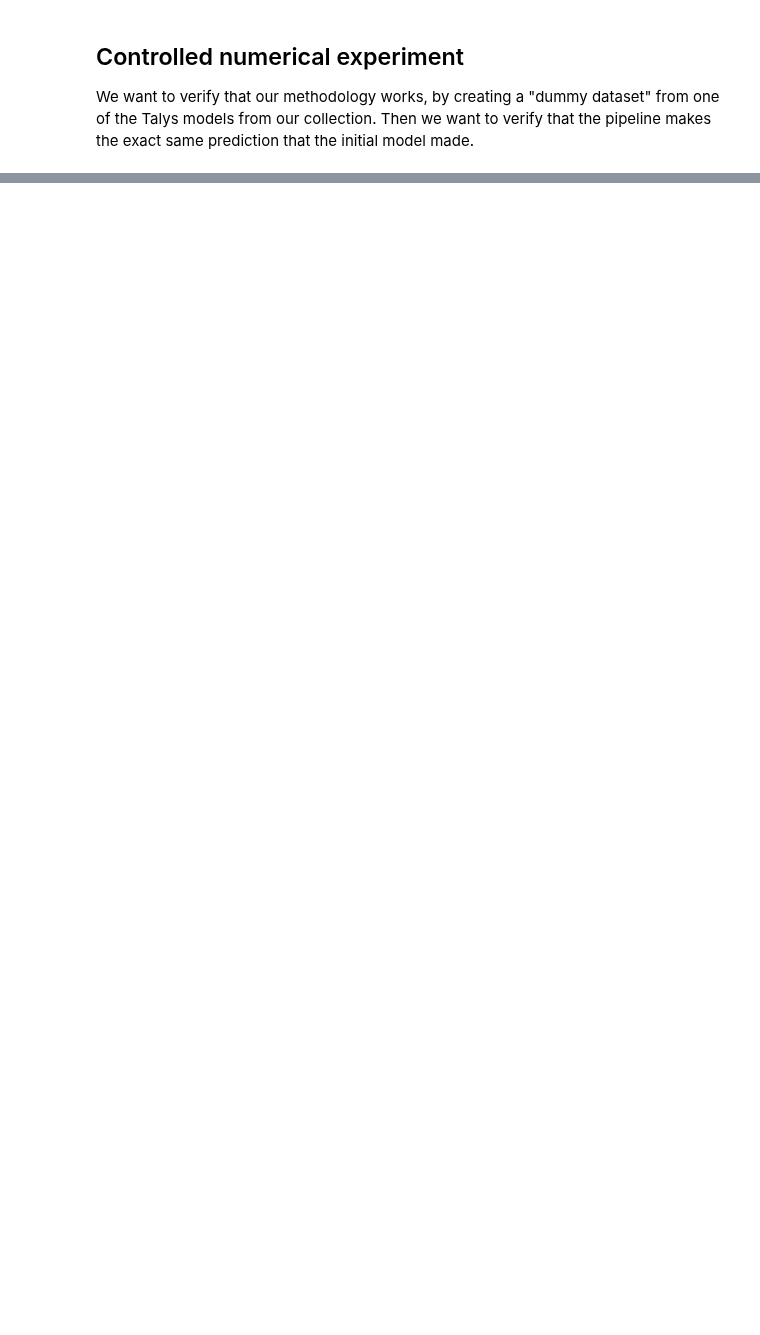
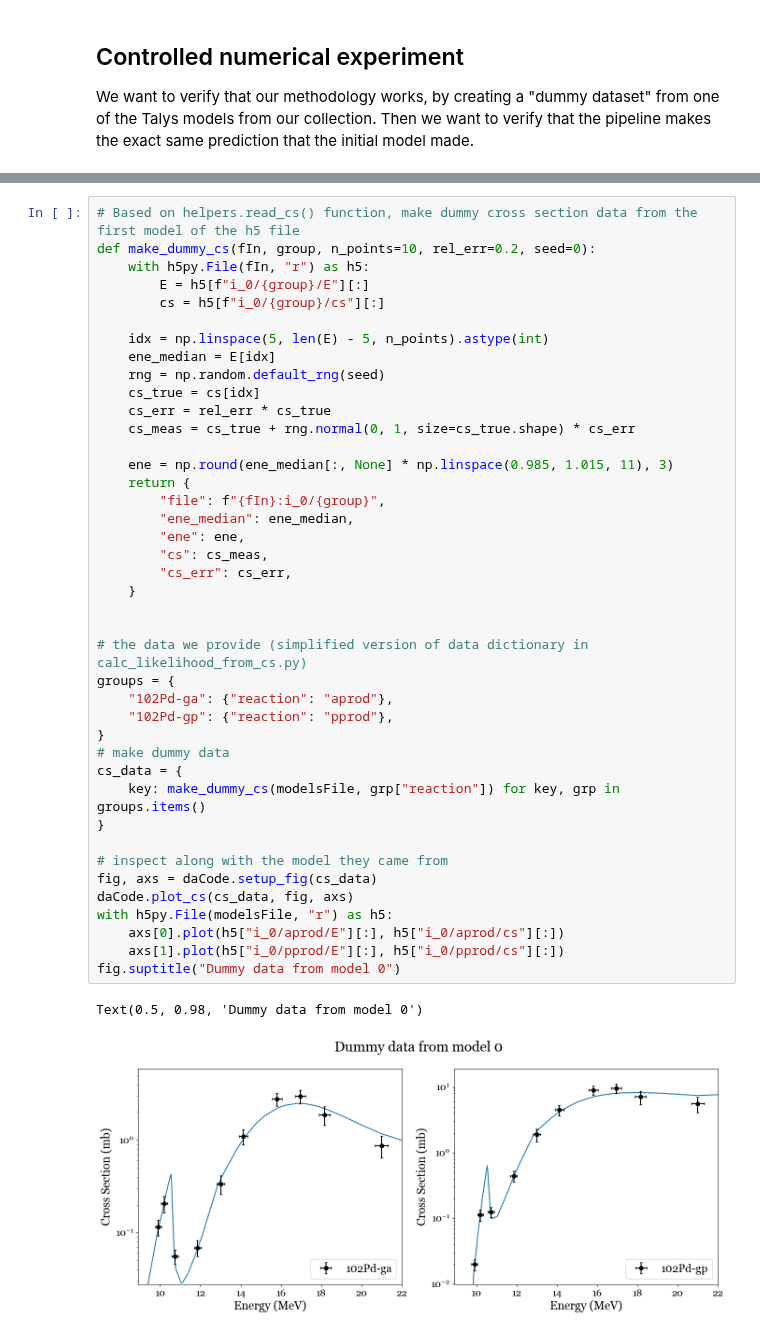
Before and after one commit to atsantiri/cs_impact_PPN, a Jupyter notebook: controlled_test.ipynb, the cells around one changed output, grey strips where cells are left out. Drawn from its saved outputs; the diff is of its cells as text; blank space fills up the shorter version.

```diff
--- a/controlled_test.ipynb
+++ b/controlled_test.ipynb
@@ -33,0 +38,44 @@ Created ./Input/102pd_talys_models.h5 with 100 models.
+# %%
+# Based on helpers.read_cs() function, make dummy cross section data from the first model of the h5 file
+def make_dummy_cs(fIn, group, n_points=10, rel_err=0.2, seed=0):
+    with h5py.File(fIn, "r") as h5:
+        E = h5[f"i_0/{group}/E"][:]
+        cs = h5[f"i_0/{group}/cs"][:]
+
+    idx = np.linspace(5, len(E) - 5, n_points).astype(int)
+    ene_median = E[idx]
+    rng = np.random.default_rng(seed)
+    cs_true = cs[idx]
+    cs_err = rel_err * cs_true
+    cs_meas = cs_true + rng.normal(0, 1, size=cs_true.shape) * cs_err
+
+    ene = np.round(ene_median[:, None] * np.linspace(0.985, 1.015, 11), 3)
+    return {
+        "file": f"{fIn}:i_0/{group}",
+        "ene_median": ene_median,
+        "ene": ene,
+        "cs": cs_meas,
+        "cs_err": cs_err,
+    }
+
+
+# the data we provide (simplified version of data dictionary in calc_likelihood_from_cs.py)
+groups = {
+    "102Pd-ga": {"reaction": "aprod"},
+    "102Pd-gp": {"reaction": "pprod"},
+}
+# make dummy data
+cs_data = {
+    key: make_dummy_cs(modelsFile, grp["reaction"]) for key, grp in groups.items()
+}
+
+# inspect along with the model they came from
+fig, axs = daCode.setup_fig(cs_data)
+daCode.plot_cs(cs_data, fig, axs)
+with h5py.File(modelsFile, "r") as h5:
+    axs[0].plot(h5["i_0/aprod/E"][:], h5["i_0/aprod/cs"][:])
+    axs[1].plot(h5["i_0/pprod/E"][:], h5["i_0/pprod/cs"][:])
+fig.suptitle("Dummy data from model 0")
+# %% [output]
+Text(0.5, 0.98, 'Dummy data from model 0')
+[figure, added]
```
Also changed, not shown: parts of 2 cells of this notebook, 1 other file.
